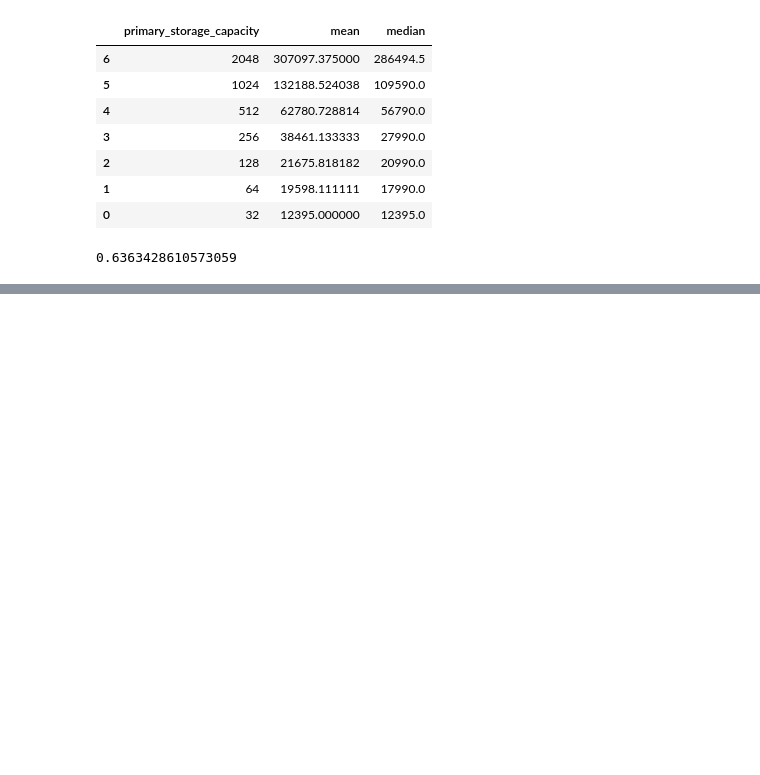
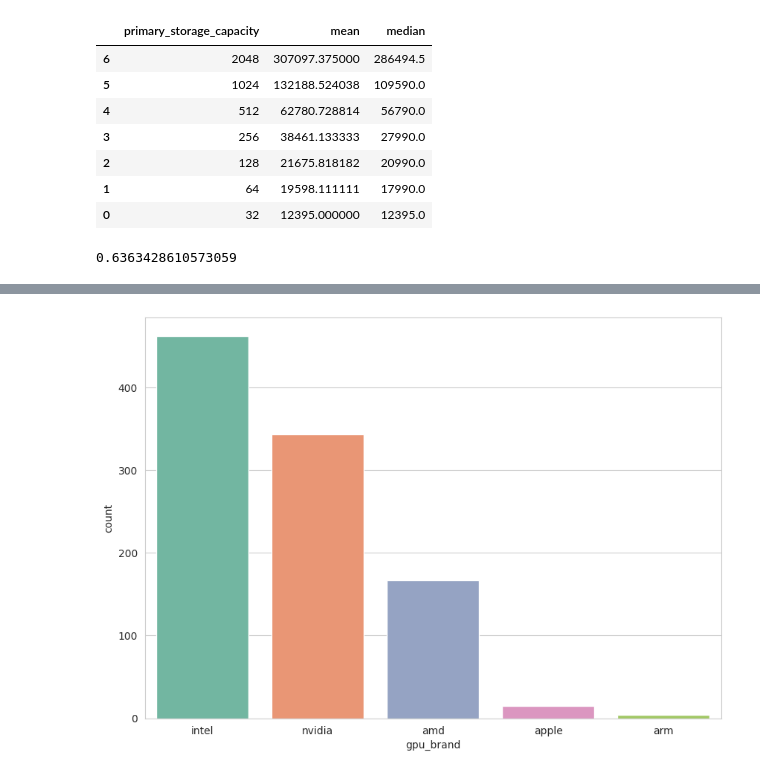
Before and after one commit to bhargav-borah/Brand-Laptops-Dataset-EDA, a Jupyter notebook: eda_on_brand_laptops.ipynb, the cells around one changed output, grey strips where cells are left out. Drawn from its saved outputs; the diff is of its cells as text; code cells hidden in the pictures; blank space fills up the shorter version.

```diff
--- a/eda_on_brand_laptops.ipynb
+++ b/eda_on_brand_laptops.ipynb
@@ -724,0 +774,6 @@ df['primary_storage_capacity'].corr(df['price'])
+# %%
+plt.figure(figsize=(10, 7))
+sns.countplot(data=df, x='gpu_brand', order=df['gpu_brand'].value_counts().reset_index().sort_values(by='count', ascending=False)['gpu_brand'])
+plt.show()
+# %% [output]
+[figure, added]
```
Also changed, not shown: parts of 30 cells of this notebook.
